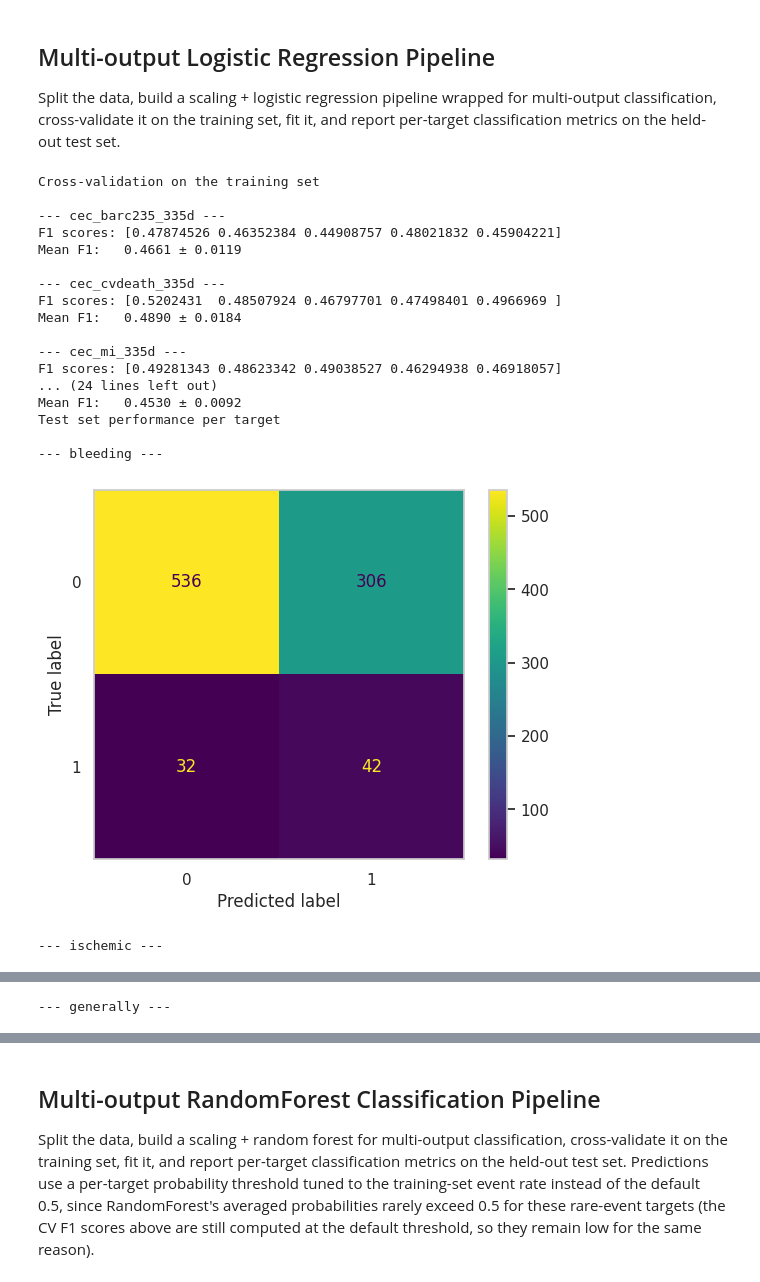
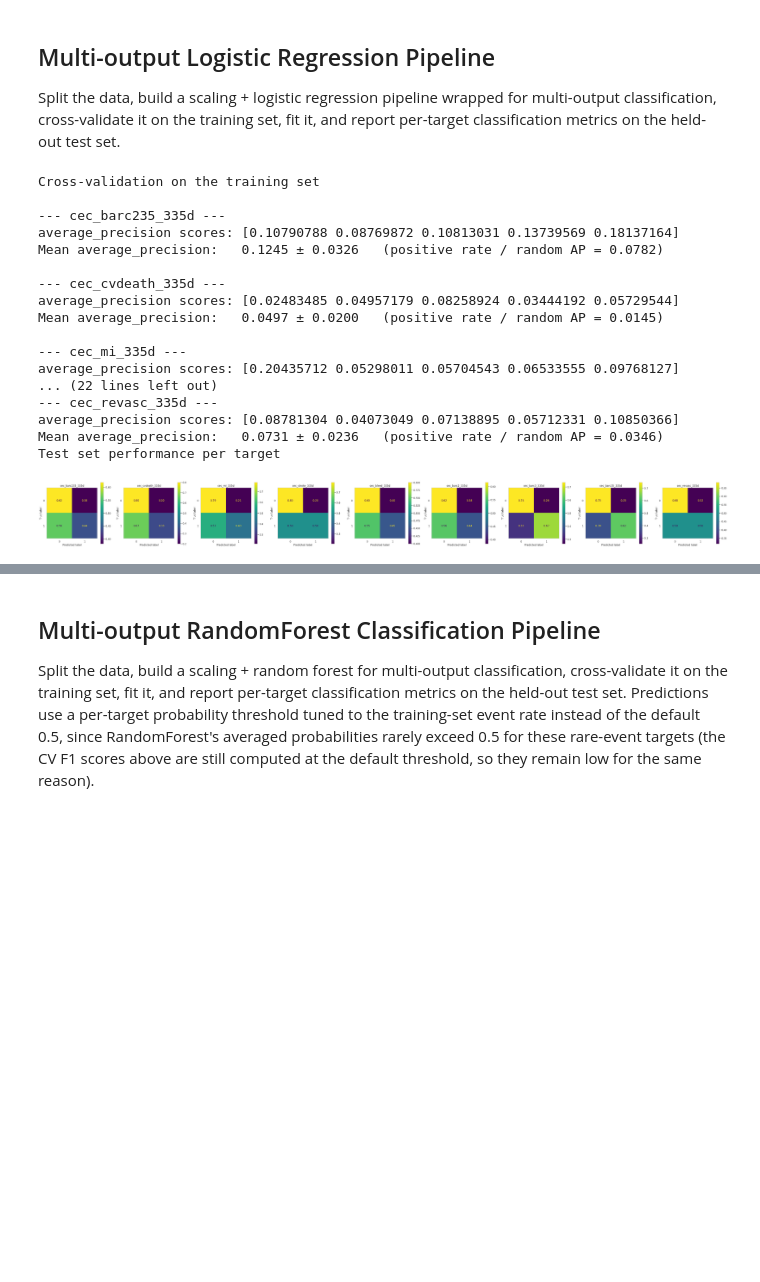
Before and after one commit to TommasoPioda/CATE-estimation-on-the-MASTER-DAPT-trial, a Jupyter notebook: simple_ml_models/bi-class/01_single_ML.ipynb, the cells around one changed output, grey strips where cells are left out. Cells and saved outputs as stored; diff of their text form; code cells hidden in the pictures; blank space fills up the shorter version.

```diff
--- a/simple_ml_models/bi-class/01_single_ML.ipynb
+++ b/simple_ml_models/bi-class/01_single_ML.ipynb
@@ -89,46 +91,42 @@ X_test = X_test.select_dtypes(include=[np.number])    # keep numeric features on
 # classifier is wrapped in MultiOutputClassifier (one LogisticRegression per
 # target). class_weight='balanced' compensates for the severe class
 # imbalance of these endpoints (1-11% positive rate, see 01_target_exploration).
 pipe = Pipeline([
     ('imputer', SimpleImputer(strategy='median')),
     ('scaler', RobustScaler()),
     ('classifier', MultiOutputClassifier(
         LogisticRegression(max_iter=1000, random_state=42, class_weight='balanced', n_jobs=32)
     ))
 ])
 
 print('Cross-validation on the training set')
 evaluate_pipeline(X_train, y_train, pipe, average='macro')
 
 # Fit on the full training set after the CV estimate above
 pipe.fit(X_train, y_train)
 
 print('Test set performance per target')
 y_pred = pipe.predict(X_test)
-for i, col in enumerate(y_test.columns):
-    print(f"\n--- {col} ---")
-    disp = ConfusionMatrixDisplay.from_predictions(y_test.iloc[:, i], y_pred[:, i])
-    disp.ax_.grid(False)
-    plt.show()
+
+plot_confusion_matrices(y_test, y_pred)
 
 save_pipeline(MODULE_DIR, pipe, 'LR_sf_multioutput')
 # %% [output]
 Cross-validation on the training set
 
 --- cec_barc235_335d ---
-F1 scores: [0.47874526 0.46352384 0.44908757 0.48021832 0.45904221]
-Mean F1:   0.4661 ± 0.0119
+average_precision scores: [0.10790788 0.08769872 0.10813031 0.13739569 0.18137164]
+Mean average_precision:   0.1245 ± 0.0326   (positive rate / random AP = 0.0782)
 
 --- cec_cvdeath_335d ---
-F1 scores: [0.5202431  0.48507924 0.46797701 0.47498401 0.4966969 ]
-Mean F1:   0.4890 ± 0.0184
+average_precision scores: [0.02483485 0.04957179 0.08258924 0.03444192 0.05729544]
+Mean average_precision:   0.0497 ± 0.0200   (positive rate / random AP = 0.0145)
 
 --- cec_mi_335d ---
-F1 scores: [0.49281343 0.48623342 0.49038527 0.46294938 0.46918057]
-... (24 lines left out)
-Mean F1:   0.4530 ± 0.0092
+average_precision scores: [0.20435712 0.05298011 0.05704543 0.06533555 0.09768127]
+... (22 lines left out)
+--- cec_revasc_335d ---
+average_precision scores: [0.08781304 0.04073049 0.07138895 0.05712331 0.10850366]
+Mean average_precision:   0.0731 ± 0.0236   (positive rate / random AP = 0.0346)
 Test set performance per target
-
---- bleeding ---
-[figure, old version]
+[figure, new version]
---- ischemic ---
@@ -136 +132,0 @@ Test set performance per target
---- generally ---
```
Also changed, not shown: parts of 13 cells of this notebook, 7 other files.
